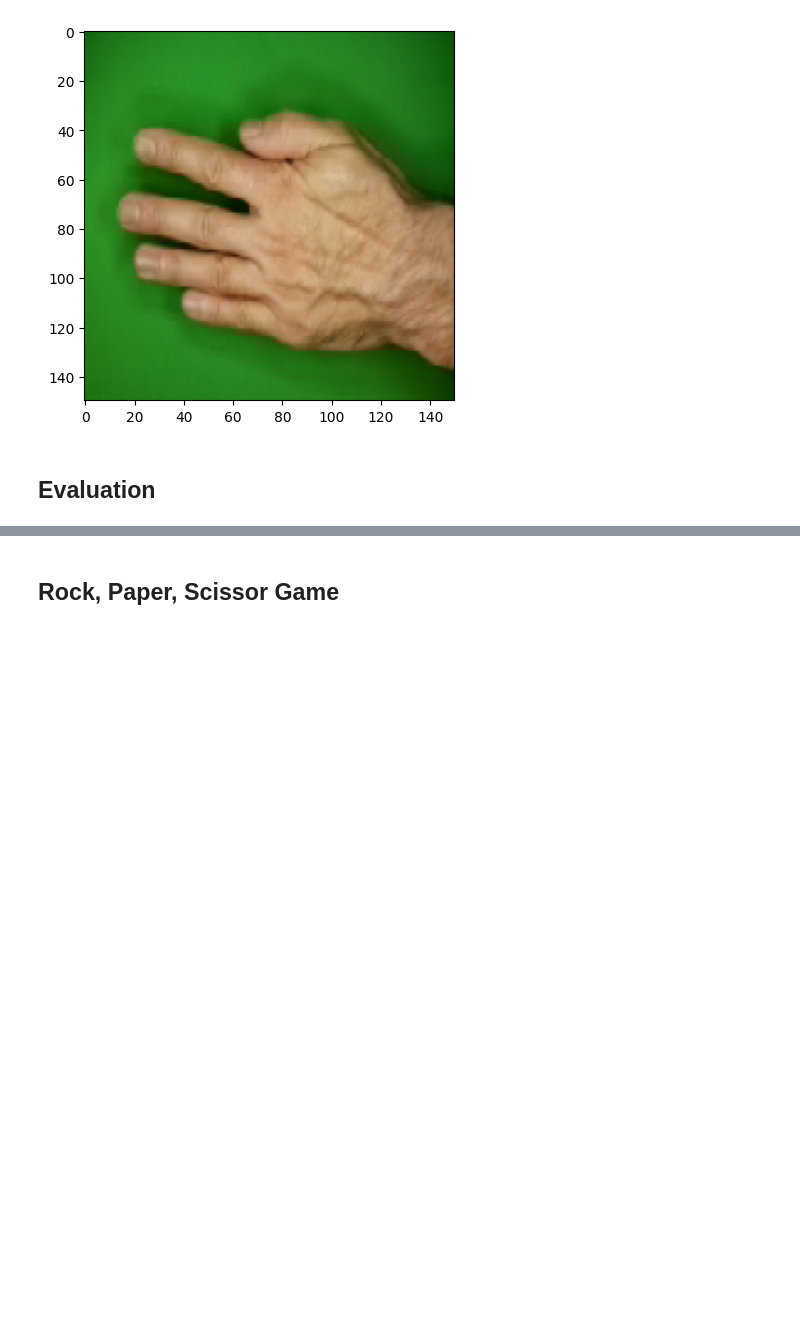
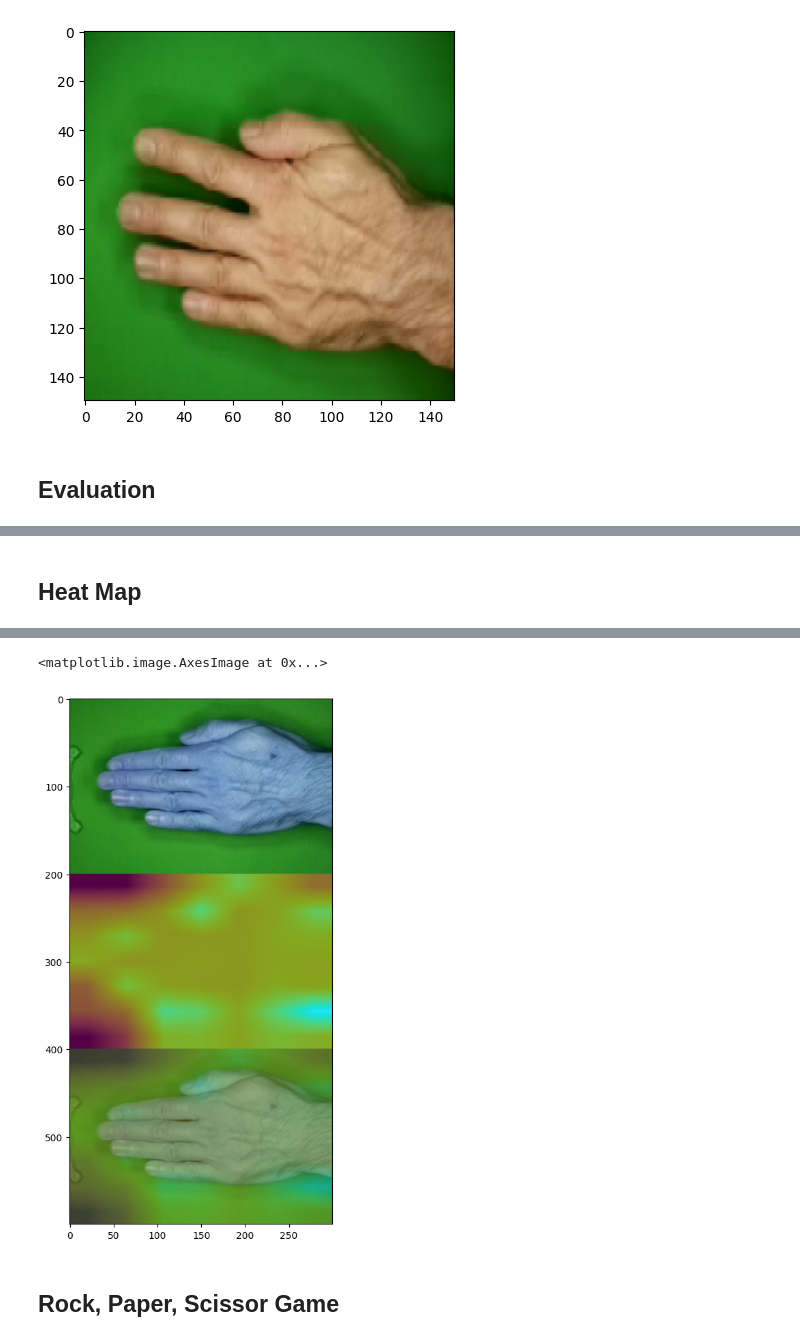
Before and after one commit to cristianbalea/ml-project, a Jupyter notebook: proiect_balea_ciobanica.ipynb, the cells around one changed output, grey strips where cells are left out. Drawn from its saved outputs; the diff is of its cells as text; code cells hidden in the pictures; blank space fills up the shorter version.

```diff
--- a/proiect_balea_ciobanica.ipynb
+++ b/proiect_balea_ciobanica.ipynb
@@ -305,0 +365,2 @@ Test Accuracy: 0.8970251679420471
+# %% [markdown]
+## Heat Map
@@ -305,0 +450,43 @@ Test Accuracy: 0.8970251679420471
+# %%
+img_path = '/content/rps-cv-images/paper/0a3UtNzl5Ll3sq8K.png'
+
+# Read the input image
+img = cv2.imread(img_path)
+
+# Resize the image to match the desired input shape
+img = cv2.resize(img, (150, 150))
+
+# Normalize the image by scaling pixel values between 0 and 1
+img = img / 255.0
+
+# Expand the dimensions of the image to match the expected input shape of the model
+img = np.expand_dims(img, axis=0)
+
+# Make predictions using the model
+predictions = model.predict(img)
+
+# Get the predicted class index with the highest probability
+i = np.argmax(predictions[0])
+
+# Create the GradCAM object with the model and the predicted class index
+cam = GradCAM(model, i)
+
+# Compute the heat map
+heatmap = cam.compute_heatmap(img)
+
+# Get the original image
+orig = cv2.imread(img_path)
+
+# Resize the heat map to match the size of the original image
+heatmap = cv2.resize(heatmap, (orig.shape[1], orig.shape[0]))
+
+# Overlay the heat map on the original image with transparency
+heatmap, output = cam.overlay_heatmap(heatmap, orig, alpha=0.5)
+
+# Concatenate the original image, heat map, and overlaid output vertically
+output = np.vstack([orig, heatmap, output])
+
+# Create a figure and plot the resulting image
+fig = plt.figure(figsize=(10, 10))
+plt.imshow(output, cmap=plt.cm.binary)
+# %% [output]
@@ -306,3 +494,5 @@ Test Accuracy: 0.8970251679420471
+<matplotlib.image.AxesImage at 0x...>
+[figure, added]
 # %% [markdown]
 ## Rock, Paper, Scissor Game
 # %%
```
Also changed, not shown: parts of 11 cells of this notebook.
